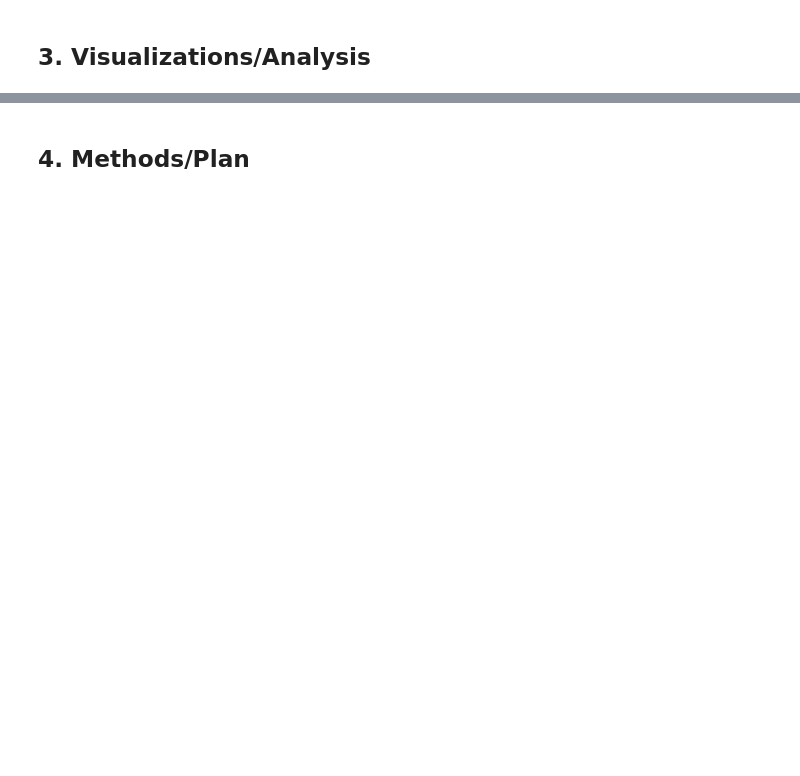
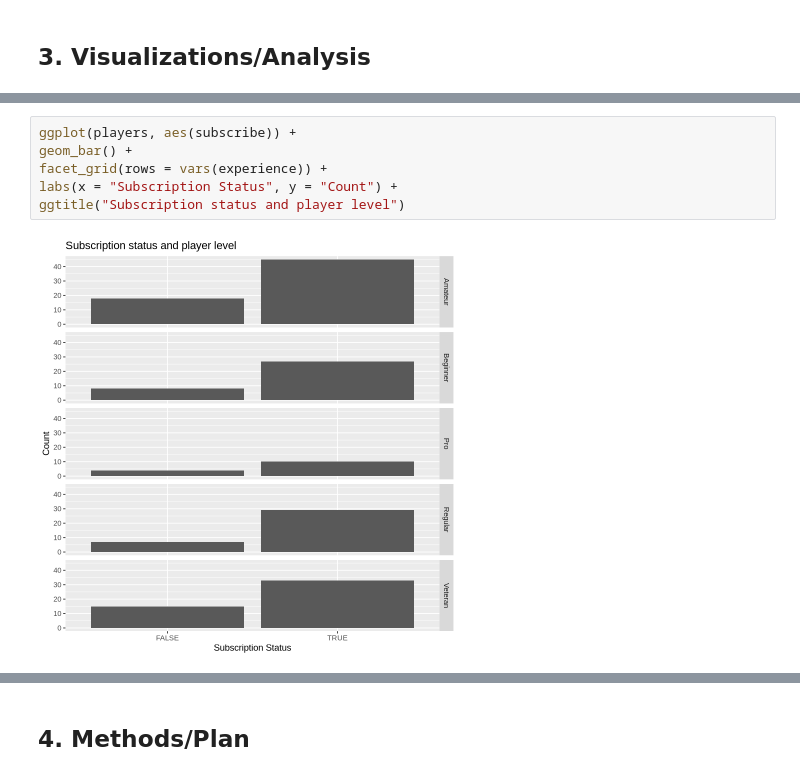
Before and after one commit to JuiceTanWeb/Individual-Project-Planning-Phase, a Jupyter notebook: Project.ipynb, the cells around one changed output, grey strips where cells are left out. Saved outputs shown, nothing was run; the diff lists cells and outputs as text; blank space fills up the shorter version.

```diff
--- a/Project.ipynb
+++ b/Project.ipynb
@@ -141,0 +204,8 @@ Can experience level predict subscription status?
+# %%
+ggplot(players, aes(subscribe)) +
+geom_bar() +
+facet_grid(rows = vars(experience)) +
+labs(x = "Subscription Status", y = "Count") +
+ggtitle("Subscription status and player level")
+# %% [output]
+[figure, added]
```
Also changed, not shown: parts of 11 cells of this notebook.
